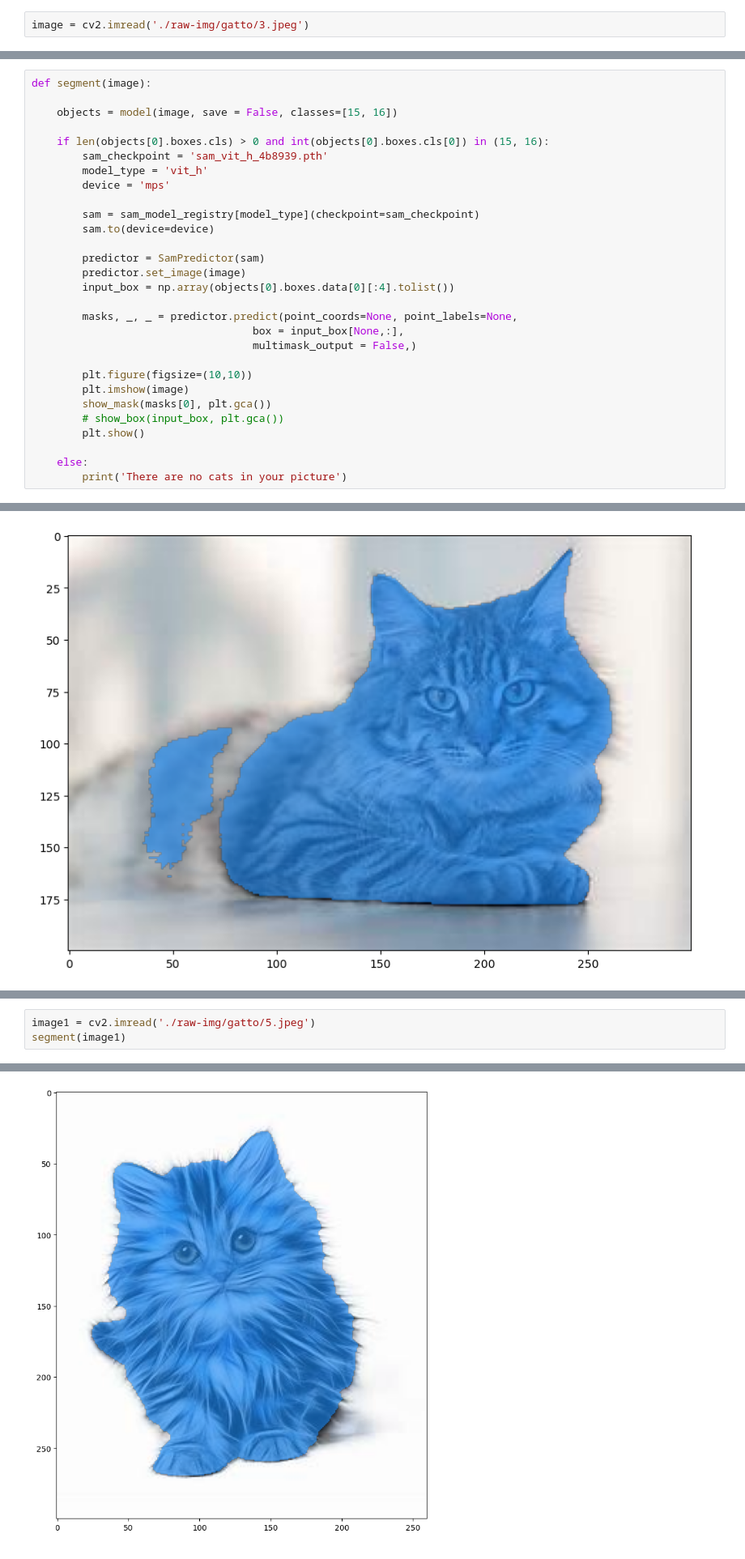
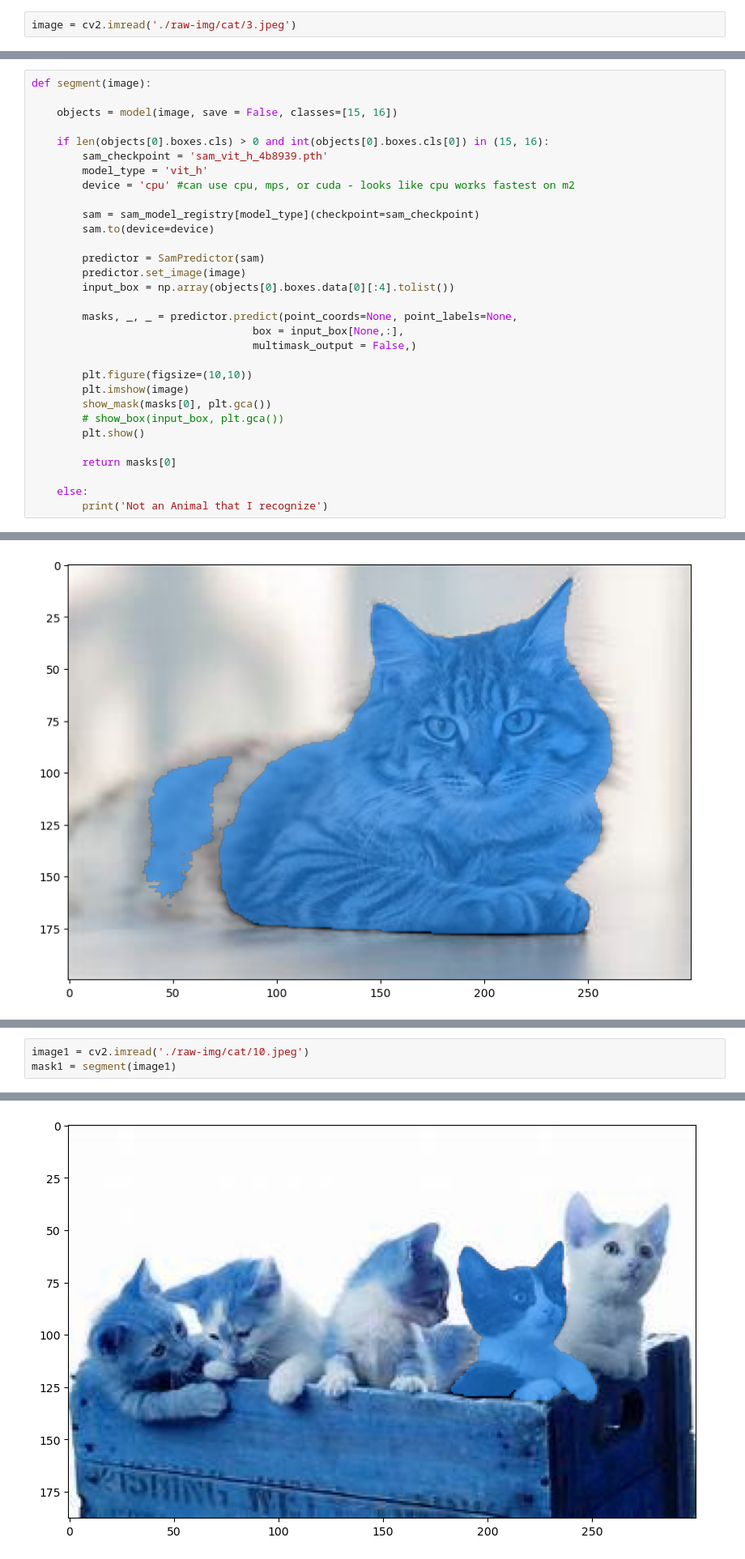
Before and after one commit to roydipta/safari_stickerbook, a Jupyter notebook: Model Training/YOLOv8 and SAM.ipynb, the cells around one changed output, grey strips where cells are left out. Shown at 81% size. Drawn from its saved outputs; the diff is of its cells as text.

```diff
--- a/Model Training/YOLOv8 and SAM.ipynb
+++ b/Model Training/YOLOv8 and SAM.ipynb
@@ -68,7 +57,7 @@ model = YOLO('yolov8n.pt')
 # %% [output]
 /Users/dipta/Documents/capstone/Model Training
 # %%
-image = cv2.imread('./raw-img/gatto/3.jpeg')
+image = cv2.imread('./raw-img/cat/3.jpeg')
 # %% [markdown]
     {0: 'person', 1: 'bicycle', 2: 'car', 3: 'motorcycle', 4: 'airplane', 5: 'bus', 6: 'train', 7: 'truck', 8: 'boat', 9: 'traffic light', 10: 'fire hydrant', 11: 'stop sign', 12: 'parking meter', 13: 'bench', 14: 'bird', 15: 'cat', 16: 'dog', 17: 'horse', 18: 'sheep', 19: 'cow', 20: 'elephant', 21: 'bear', 22: 'zebra', 23: 'giraffe', 24: 'backpack', 25: 'umbrella', 26: 'handbag', 27: 'tie', 28: 'suitcase', 29: 'frisbee', 30: 'skis', 31: 'snowboard', 32: 'sports ball', 33: 'kite', 34: 'baseball bat', 35: 'baseball glove', 36: 'skateboard', 37: 'surfboard', 38: 'tennis racket', 39: 'bottle', 40: 'wine glass', 41: 'cup', 42: 'fork', 43: 'knife', 44: 'spoon', 45: 'bowl', 46: 'banana', 47: 'apple', 48: 'sandwich', 49: 'orange', 50: 'broccoli', 51: 'carrot', 52: 'hot dog', 53: 'pizza', 54: 'donut', 55: 'cake', 56: 'chair', 57: 'couch', 58: 'potted plant', 59: 'bed', 60: 'dining table', 61: 'toilet', 62: 'tv', 63: 'laptop', 64: 'mouse', 65: 'remote', 66: 'keyboard', 67: 'cell phone', 68: 'microwave', 69: 'oven', 70: 'toaster', 71: 'sink', 72: 'refrigerator', 73: 'book', 74: 'clock', 75: 'vase', 76: 'scissors', 77: 'teddy bear', 78: 'hair drier', 79: 'toothbrush'}
 # %%
@@ -79,7 +68,7 @@ def segment(image):
     if len(objects[0].boxes.cls) > 0 and int(objects[0].boxes.cls[0]) in (15, 16):
         sam_checkpoint = 'sam_vit_h_4b8939.pth'
         model_type = 'vit_h'
-        device = 'mps'
+        device = 'cpu' #can use cpu, mps, or cuda - looks like cpu works fastest on m2
 
         sam = sam_model_registry[model_type](checkpoint=sam_checkpoint)
         sam.to(device=device)
@@ -98,5 +87,7 @@ def segment(image):
         # show_box(input_box, plt.gca())
         plt.show()
 
+        return masks[0]
+
     else:
-        print('There are no cats in your picture')
+        print('Not an Animal that I recognize')
@@ -163,4 +208,4 @@ plt.show()
 # %%
-image1 = cv2.imread('./raw-img/gatto/5.jpeg')
-segment(image1)
+image1 = cv2.imread('./raw-img/cat/10.jpeg')
+mask1 = segment(image1)
 # %% [output]
@@ -169 +214 @@ Speed: 8.3ms preprocess, 80.1ms inference, 5.8ms postprocess per image at shape
-[figure, old version]
+[figure, new version]
```
Also changed, not shown: parts of 12 cells of this notebook, 6 other files.
